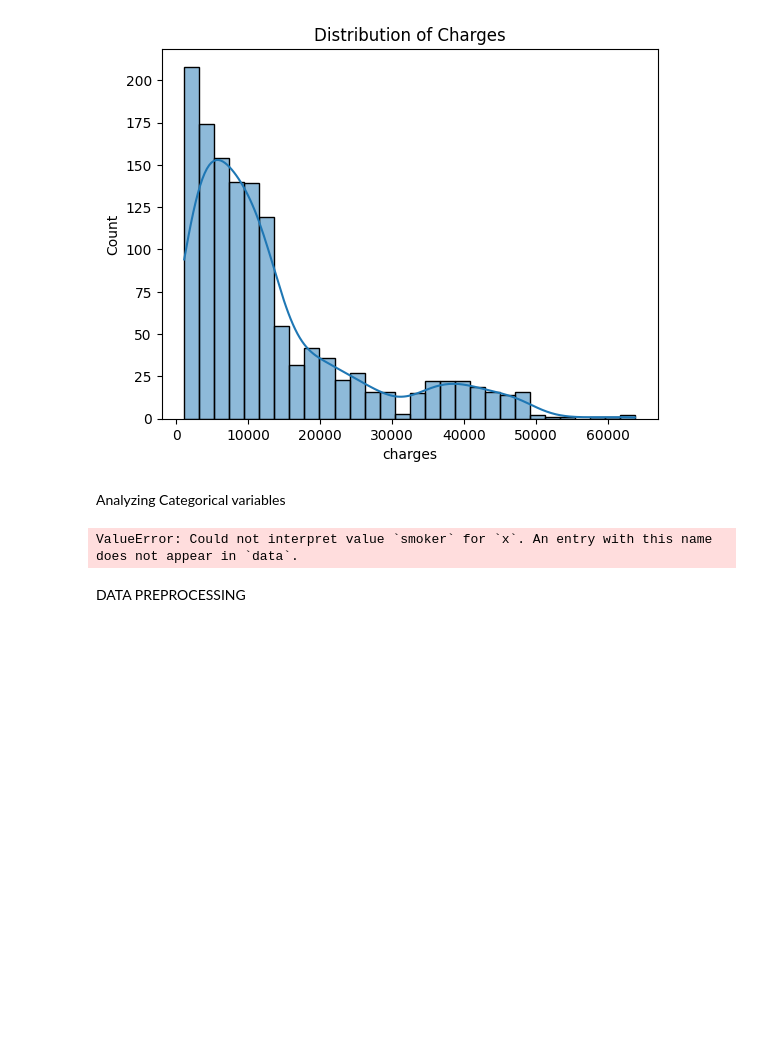
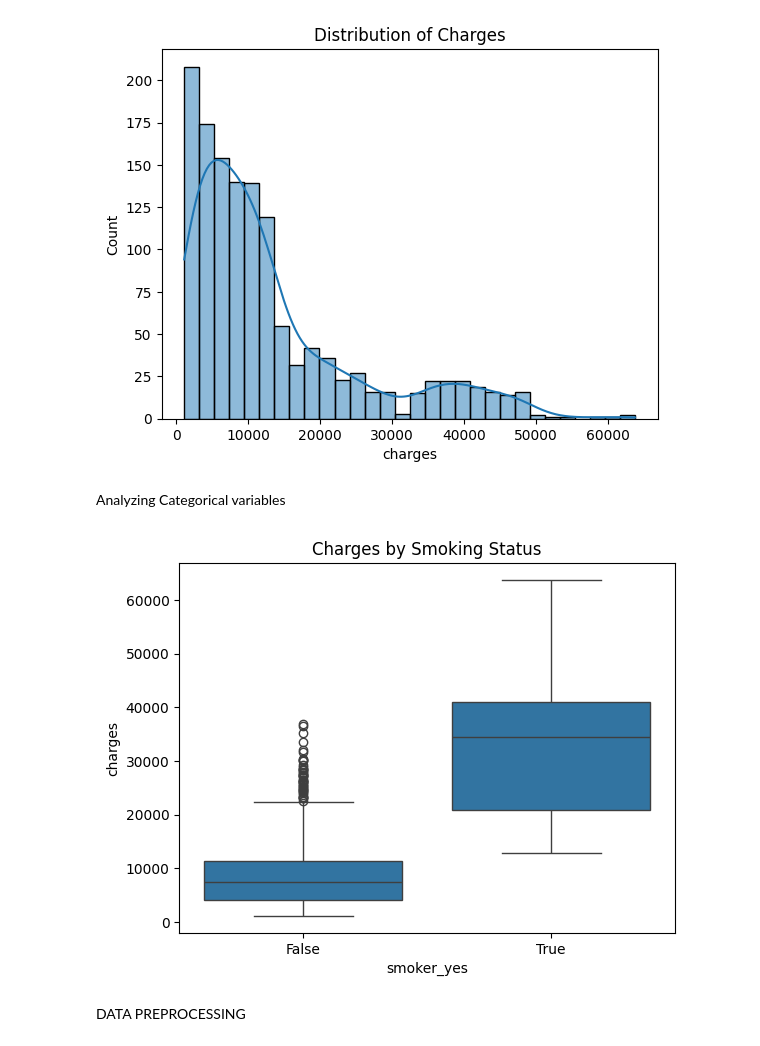
Before and after one commit to ZENith-95/Healthcare_Costs_prediction-_modell-Thrive-project, a Jupyter notebook: Project Model.ipynb, the cells around one changed output. Saved outputs shown, nothing was run; the diff lists cells and outputs as text; code cells hidden in the pictures; blank space fills up the shorter version.

```diff
--- a/Project Model.ipynb
+++ b/Project Model.ipynb
@@ -84,11 +84,11 @@ plt.show()
 # %% [markdown]
 Analyzing Categorical variables
 # %%
-sns.boxplot(x='smoker', y='charges', data=data)
+sns.boxplot(x='smoker_yes', y='charges', data=data)
 plt.title('Charges by Smoking Status')
 plt.show()
 # %% [output]
-ValueError: Could not interpret value `smoker` for `x`. An entry with this name does not appear in `data`.
+[figure, added]
 # %% [markdown]
 DATA PREPROCESSING
 # %%
```
Also changed, not shown: parts of 1 cell of this notebook, 5 other files.
